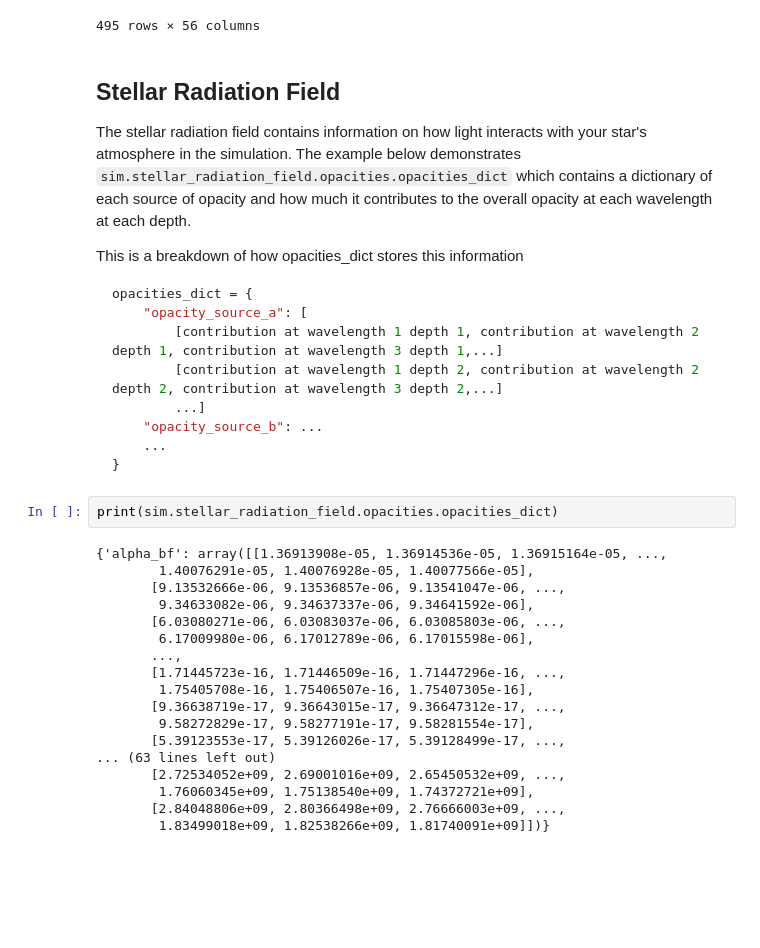
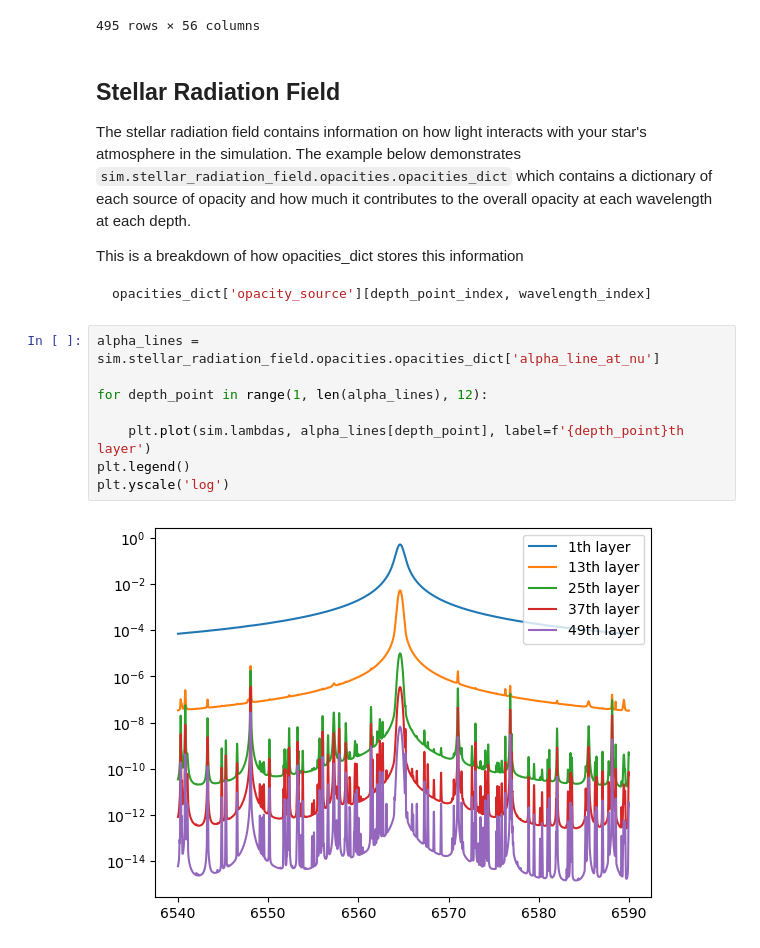
Before and after one commit to tardis-sn/stardis, a Jupyter notebook: docs/possible_stardis_outputs/possible_stardis_outputs.ipynb, the cells around one changed output. Drawn from its saved outputs; the diff is of its cells as text; blank space fills up the shorter version.

Commit message:
stellar_radiation and import fix

````diff
--- a/docs/possible_stardis_outputs/possible_stardis_outputs.ipynb
+++ b/docs/possible_stardis_outputs/possible_stardis_outputs.ipynb
@@ -77,32 +75,15 @@ The stellar radiation field contains information on how light interacts with you
 
 This is a breakdown of how opacities_dict stores this information
 ``` python
-opacities_dict = {
-    "opacity_source_a": [
-        [contribution at wavelength 1 depth 1, contribution at wavelength 2 depth 1, contribution at wavelength 3 depth 1,...]
-        [contribution at wavelength 1 depth 2, contribution at wavelength 2 depth 2, contribution at wavelength 3 depth 2,...]
-        ...]
-    "opacity_source_b": ...
-    ...
-}
+opacities_dict['opacity_source'][depth_point_index, wavelength_index]
 ```
-# %%
-print(sim.stellar_radiation_field.opacities.opacities_dict)
-# %% [output]
-{'alpha_bf': array([[1.36913908e-05, 1.36914536e-05, 1.36915164e-05, ...,
-        1.40076291e-05, 1.40076928e-05, 1.40077566e-05],
-       [9.13532666e-06, 9.13536857e-06, 9.13541047e-06, ...,
-        9.34633082e-06, 9.34637337e-06, 9.34641592e-06],
-       [6.03080271e-06, 6.03083037e-06, 6.03085803e-06, ...,
-        6.17009980e-06, 6.17012789e-06, 6.17015598e-06],
-       ...,
-       [1.71445723e-16, 1.71446509e-16, 1.71447296e-16, ...,
-        1.75405708e-16, 1.75406507e-16, 1.75407305e-16],
-       [9.36638719e-17, 9.36643015e-17, 9.36647312e-17, ...,
-        9.58272829e-17, 9.58277191e-17, 9.58281554e-17],
-       [5.39123553e-17, 5.39126026e-17, 5.39128499e-17, ...,
-... (63 lines left out)
-       [2.72534052e+09, 2.69001016e+09, 2.65450532e+09, ...,
-        1.76060345e+09, 1.75138540e+09, 1.74372721e+09],
-       [2.84048806e+09, 2.80366498e+09, 2.76666003e+09, ...,
-        1.83499018e+09, 1.82538266e+09, 1.81740091e+09]])}
+# %%
+alpha_lines = sim.stellar_radiation_field.opacities.opacities_dict['alpha_line_at_nu']
+
+for depth_point in range(1, len(alpha_lines), 12):
+
+    plt.plot(sim.lambdas, alpha_lines[depth_point], label=f'{depth_point}th layer')
+plt.legend()
+plt.yscale('log')
+# %% [output]
+[figure, added]
````
Also changed, not shown: parts of 1 cell of this notebook.
